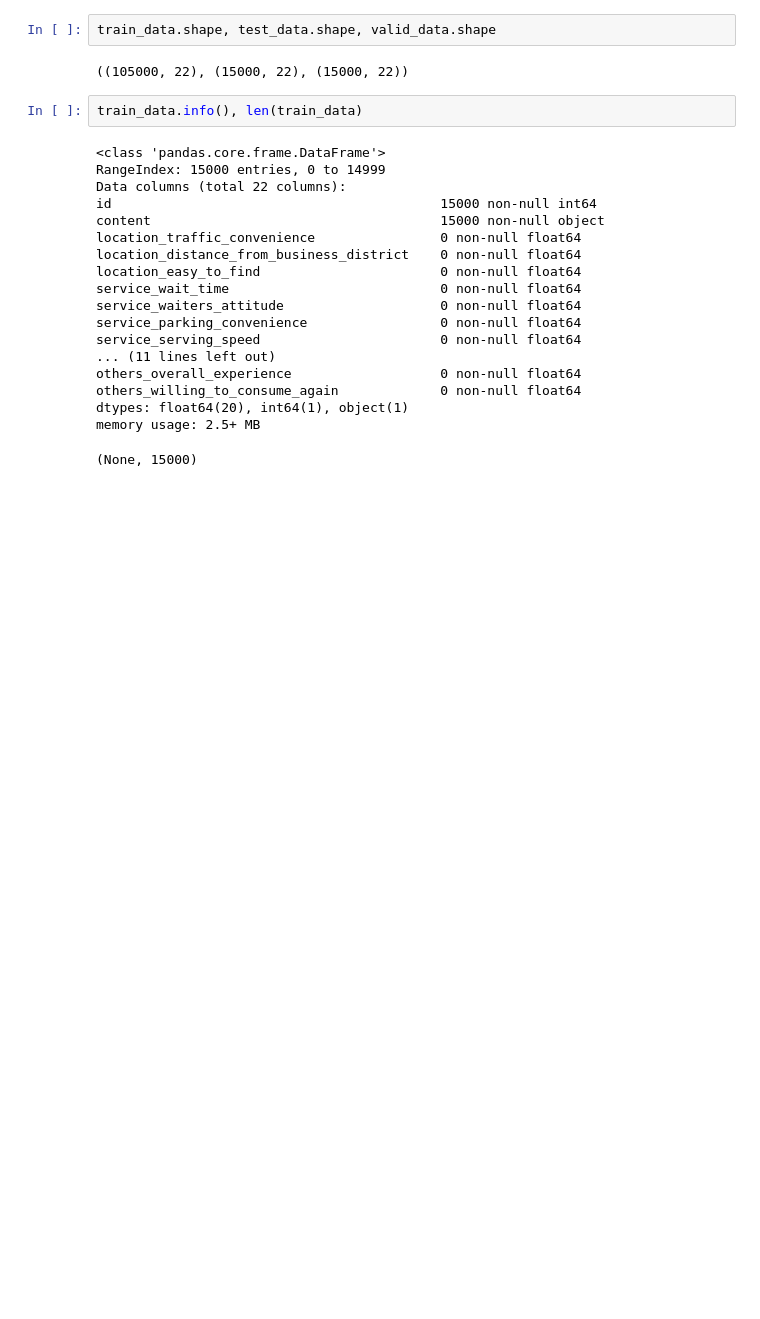
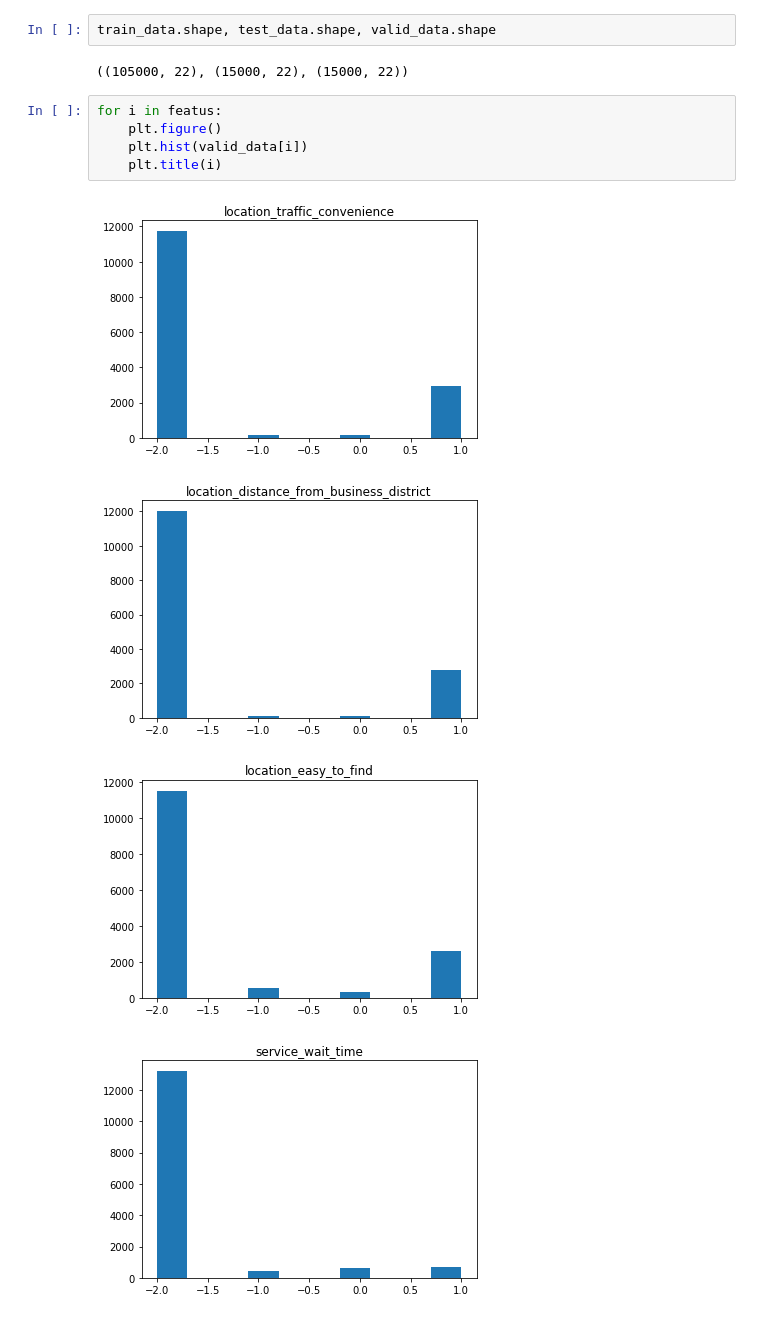
Before and after one commit to Shangsrs/NLPAssignments, a Jupyter notebook: assignments/Project_03/Project03_test.ipynb, the cells around one changed output. Drawn from its saved outputs; the diff is of its cells as text; blank space fills up the shorter version.

```diff
--- a/assignments/Project_03/Project03_test.ipynb
+++ b/assignments/Project_03/Project03_test.ipynb
@@ -73,24 +114,13 @@ valid_data.head()
 train_data.shape, test_data.shape, valid_data.shape
 # %% [output]
 ((105000, 22), (15000, 22), (15000, 22))
-# %%
-train_data.info(), len(train_data)
-# %% [output]
-<class 'pandas.core.frame.DataFrame'>
-RangeIndex: 15000 entries, 0 to 14999
-Data columns (total 22 columns):
-id                                          15000 non-null int64
-content                                     15000 non-null object
-location_traffic_convenience                0 non-null float64
-location_distance_from_business_district    0 non-null float64
-location_easy_to_find                       0 non-null float64
-service_wait_time                           0 non-null float64
-service_waiters_attitude                    0 non-null float64
-service_parking_convenience                 0 non-null float64
-service_serving_speed                       0 non-null float64
-... (11 lines left out)
-others_overall_experience                   0 non-null float64
-others_willing_to_consume_again             0 non-null float64
-dtypes: float64(20), int64(1), object(1)
-memory usage: 2.5+ MB
-(None, 15000)
+# %%
+for i in featus:
+    plt.figure()
+    plt.hist(valid_data[i])
+    plt.title(i)
+# %% [output]
+[figure, added]
+[figure, added]
+[figure, added]
+[figure, added]
```
Also changed, not shown: parts of 9 cells of this notebook, 37 other files.
